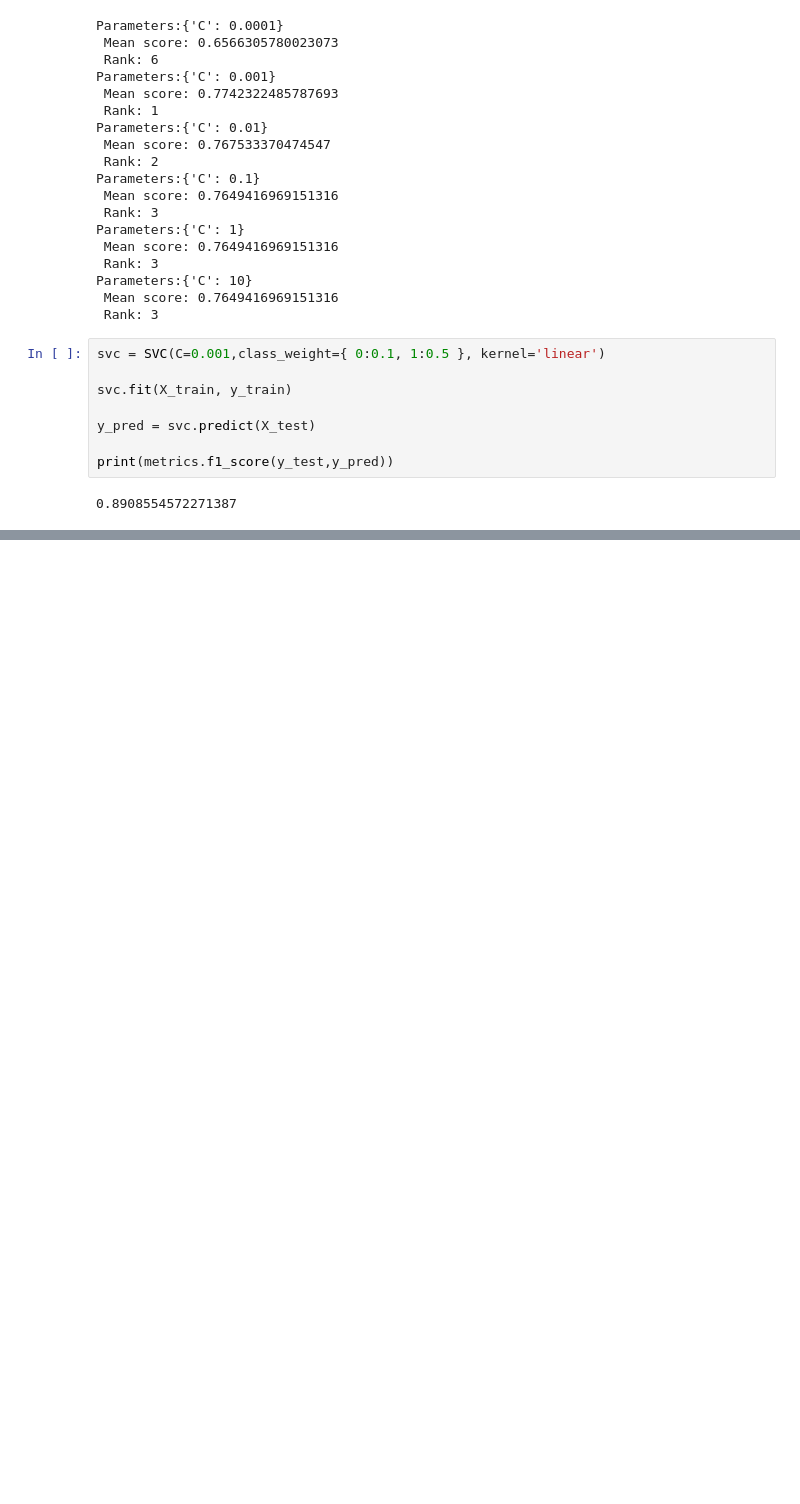
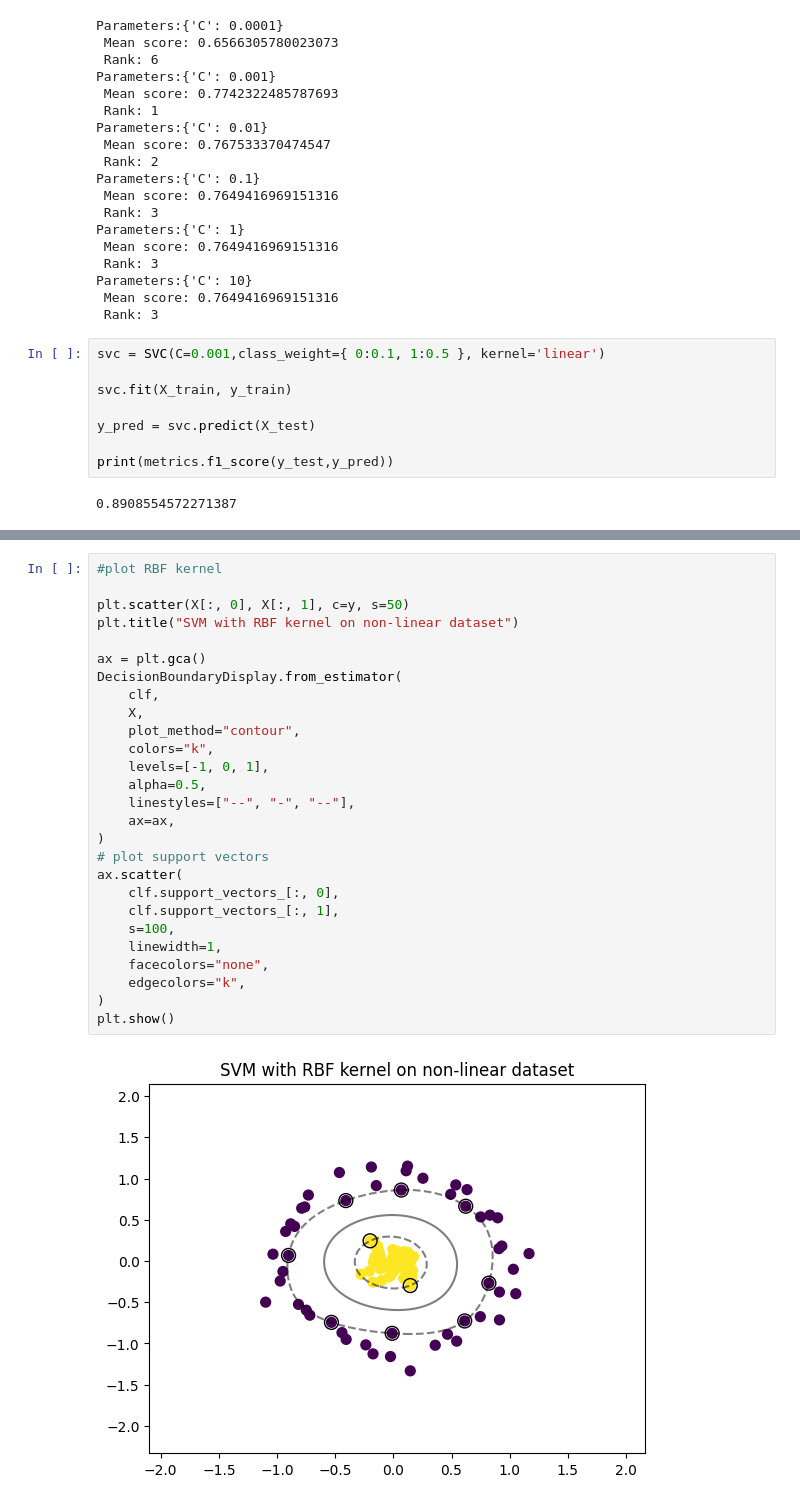
Before and after one commit to piyush1856/machine-learning-algorithms, a Jupyter notebook: 12_support_vector_machine/svm_class_notes.ipynb, the cells around one changed output, grey strips where cells are left out. Drawn from its saved outputs; the diff is of its cells as text; blank space fills up the shorter version.

```diff
--- a/12_support_vector_machine/svm_class_notes.ipynb
+++ b/12_support_vector_machine/svm_class_notes.ipynb
@@ -116,0 +170,29 @@ print(metrics.f1_score(y_test,y_pred))
+# %%
+#plot RBF kernel
+
+plt.scatter(X[:, 0], X[:, 1], c=y, s=50)
+plt.title("SVM with RBF kernel on non-linear dataset")
+
+ax = plt.gca()
+DecisionBoundaryDisplay.from_estimator(
+    clf,
+    X,
+    plot_method="contour",
+    colors="k",
+    levels=[-1, 0, 1],
+    alpha=0.5,
+    linestyles=["--", "-", "--"],
+    ax=ax,
+)
+# plot support vectors
+ax.scatter(
+    clf.support_vectors_[:, 0],
+    clf.support_vectors_[:, 1],
+    s=100,
+    linewidth=1,
+    facecolors="none",
+    edgecolors="k",
+)
+plt.show()
+# %% [output]
+[figure, added]
```
Also changed, not shown: parts of 6 cells of this notebook.
